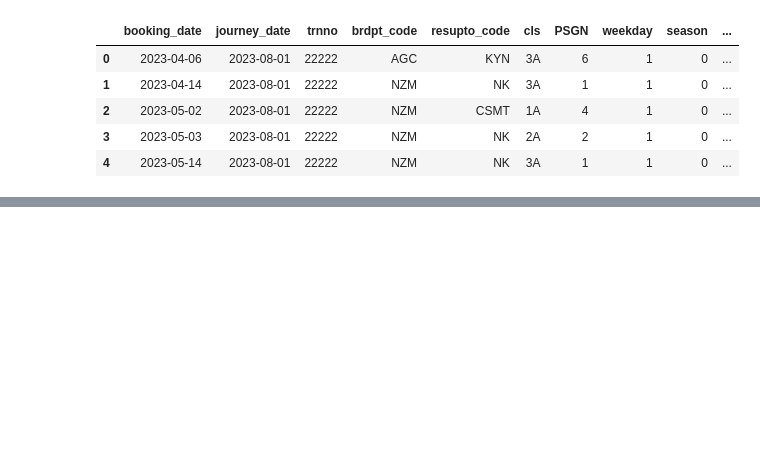
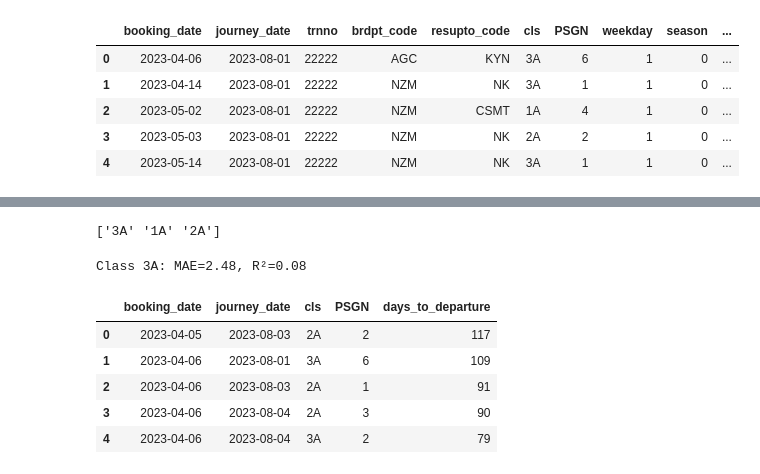
Before and after one commit to yashu1819/DPonTrain, a Jupyter notebook: ML/T22222_demand.ipynb, the cells around one changed output, grey strips where cells are left out. Cells and saved outputs as stored; diff of their text form; code cells hidden in the pictures; blank space fills up the shorter version.

Commit message:
forest

```diff
--- a/ML/T22222_demand.ipynb
+++ b/ML/T22222_demand.ipynb
@@ -113,0 +126,69 @@ print(df[df['season'] == 1].head())
+# %%
+df['days_to_departure'] = (df['journey_date'] - df['booking_date']).dt.days
+df['cls'] = df['cls'].astype(str).str.strip()
+print(df['cls'].unique())
+# %% [output]
+['3A' '1A' '2A']
+# %%
+import pandas as pd
+import numpy as np
+from sklearn.ensemble import RandomForestRegressor
+from sklearn.metrics import mean_absolute_error, r2_score
+
+# --- Preprocess ---
+df['booking_date'] = pd.to_datetime(df['booking_date'])
+df['journey_date'] = pd.to_datetime(df['journey_date'])
+
+# Add numeric date features
+df['journey_month'] = df['journey_date'].dt.month
+df['journey_day']   = df['journey_date'].dt.day
+df['journey_year']  = df['journey_date'].dt.year
+
+# --- Focus on Class 3A ---
+df_class = df[df['cls'] == '3A'].copy()
+
+# Features & target
+features = [
+    'journey_month','journey_day','journey_year',
+    'days_to_departure','weekday','season','is_peak_day'
+]
+X = df_class[features]
+y = df_class['PSGN']
+
+# Split: train on 2023, test on 2024
+X_train = X[df_class['journey_year'] == 2023]
+y_train = y[df_class['journey_year'] == 2023]
+X_test  = X[df_class['journey_year'] == 2024]
+y_test  = y[df_class['journey_year'] == 2024]
+
+if len(X_train) == 0 or len(X_test) == 0:
+    print("Not enough data for 2023/2024 split")
+else:
+    # Train model
+    model = RandomForestRegressor(
+        n_estimators=200,
+        max_depth=10,
+        random_state=42
+    )
+    model.fit(X_train, y_train)
+
+    # Evaluate
+    y_pred = model.predict(X_test)
+    mae = mean_absolute_error(y_test, y_pred)
+    r2 = r2_score(y_test, y_pred)
+
+    print(f"Class 3A: MAE={mae:.2f}, R²={r2:.2f}")
+# %% [output]
+Class 3A: MAE=2.48, R²=0.08
+# %%
+df_grouped = df.groupby(['booking_date', 'journey_date', 'cls'], as_index=False)['PSGN'].sum()
+df_grouped['days_to_departure'] = (df['journey_date'] - df['booking_date']).dt.days
+
+df_grouped.head()
+# %% [output]
+|  | booking_date | journey_date | cls | PSGN | days_to_departure |
+| 0 | 2023-04-05 | 2023-08-03 | 2A | 2 | 117 |
+| 1 | 2023-04-06 | 2023-08-01 | 3A | 6 | 109 |
+| 2 | 2023-04-06 | 2023-08-03 | 2A | 1 | 91 |
+| 3 | 2023-04-06 | 2023-08-04 | 2A | 3 | 90 |
+| 4 | 2023-04-06 | 2023-08-04 | 3A | 2 | 79 |
```
Also changed, not shown: parts of 3 cells of this notebook.
